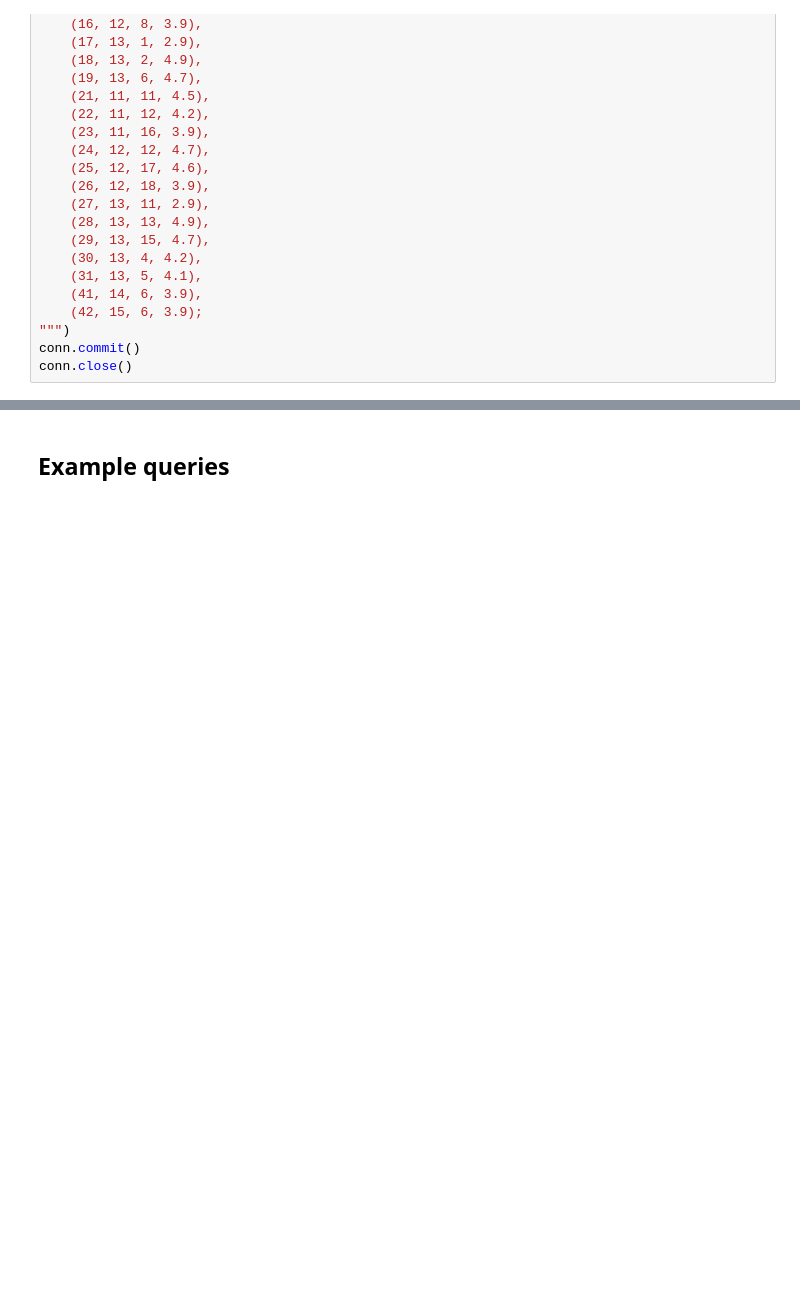
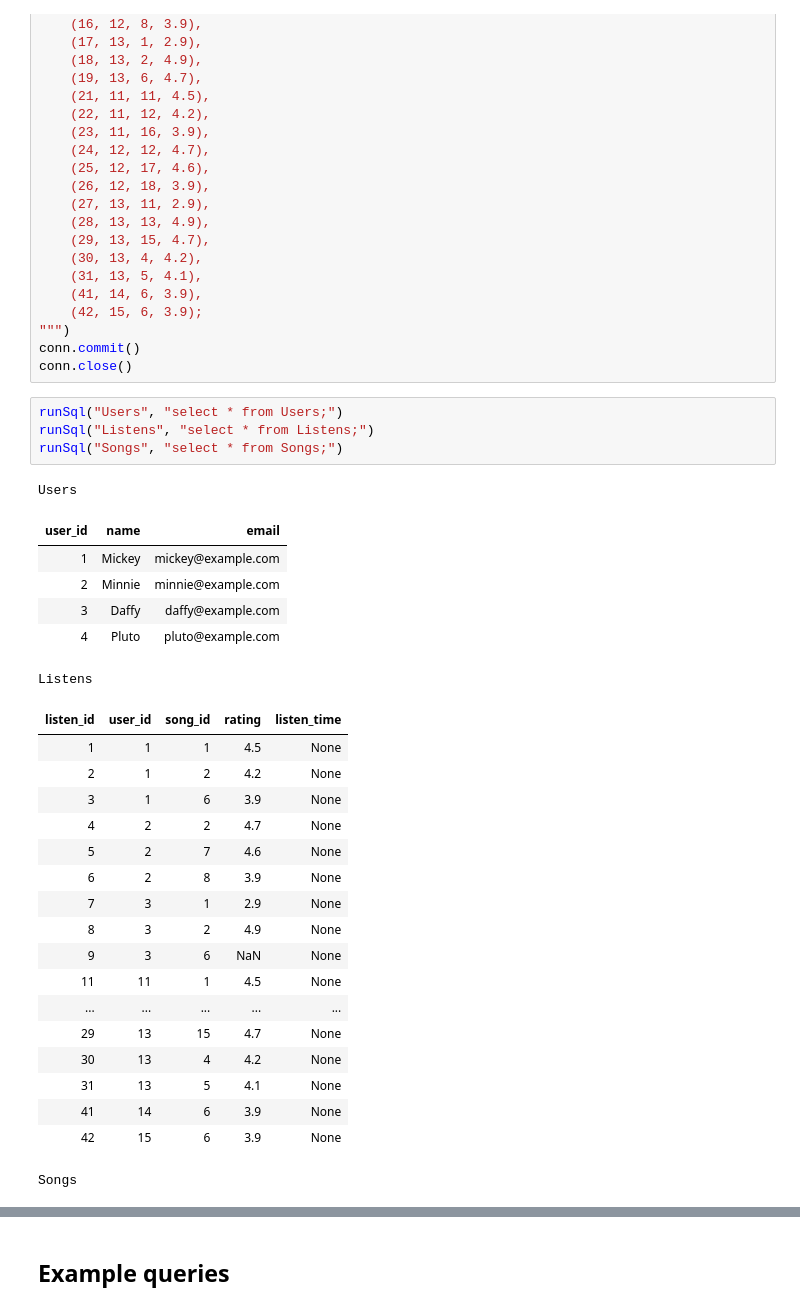
Before and after one commit to shivag/cs145, a Jupyter notebook: Spotify's_SQL_example_CS145.ipynb, the cells around one changed output, grey strips where cells are left out. Cells and saved outputs as stored; diff of their text form; blank space fills up the shorter version.

```diff
--- a/Spotify's_SQL_example_CS145.ipynb
+++ b/Spotify's_SQL_example_CS145.ipynb
@@ -1236,3 +1858,33 @@ VALUES
 """)
 conn.commit()
 conn.close()
+# %%
+runSql("Users", "select * from Users;")
+runSql("Listens", "select * from Listens;")
+runSql("Songs", "select * from Songs;")
+# %% [output]
+Users
+| user_id | name | email |
+| 1 | Mickey | mickey@example.com |
+| 2 | Minnie | minnie@example.com |
+| 3 | Daffy | daffy@example.com |
+| 4 | Pluto | pluto@example.com |
+Listens
+| listen_id | user_id | song_id | rating | listen_time |
+| 1 | 1 | 1 | 4.5 | None |
+| 2 | 1 | 2 | 4.2 | None |
+| 3 | 1 | 6 | 3.9 | None |
+| 4 | 2 | 2 | 4.7 | None |
+| 5 | 2 | 7 | 4.6 | None |
+| 6 | 2 | 8 | 3.9 | None |
+| 7 | 3 | 1 | 2.9 | None |
+| 8 | 3 | 2 | 4.9 | None |
+| 9 | 3 | 6 | NaN | None |
+| 11 | 11 | 1 | 4.5 | None |
+| ... | ... | ... | ... | ... |
+| 29 | 13 | 15 | 4.7 | None |
+| 30 | 13 | 4 | 4.2 | None |
+| 31 | 13 | 5 | 4.1 | None |
+| 41 | 14 | 6 | 3.9 | None |
+| 42 | 15 | 6 | 3.9 | None |
+Songs
```
Also changed, not shown: parts of 45 cells of this notebook.
